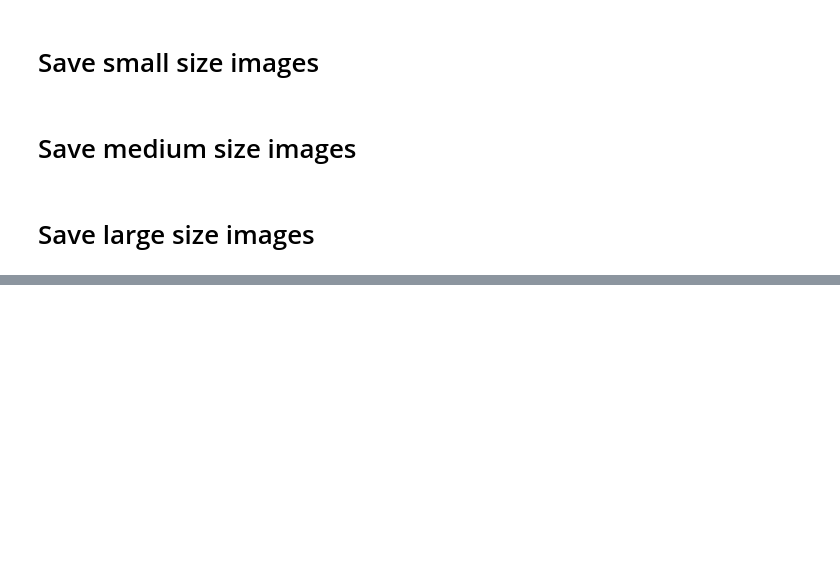
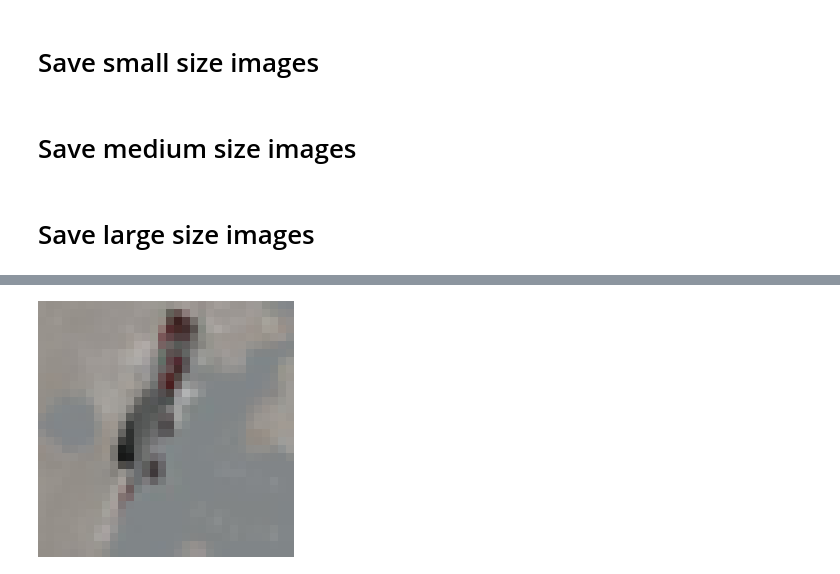
Before and after one commit to justinblaber/test_fast_loading, a Jupyter notebook: create_data.ipynb, the cells around one changed output, grey strips where cells are left out. Cells and saved outputs as stored; diff of their text form; code cells hidden in the pictures; blank space fills up the shorter version.

Commit message:
trying out lmdb

```diff
--- a/create_data.ipynb
+++ b/create_data.ipynb
@@ -89,0 +130,18 @@ for ext in ['png', 'tif', 'jpg', 'raw']:
+# %%
+def read_batch(path_lmdb, keys):
+    env = lmdb.open(path_lmdb.as_posix(), readonly=True)
+
+    # Read all images as a single transaction
+    with env.begin() as txn:
+        imgs = [pickle.loads(txn.get(key.encode('ascii'))) for key in keys]
+
+    # Close environment
+    env.close()
+
+    return imgs
+# %%
+imgs = read_batch(path_data/'medium_size'/'lmdb', ['dive_bomber_s_000004.png'])
+# %%
+imgs[0]
+# %% [output]
+[figure, added]
```
Also changed, not shown: parts of 33 cells of this notebook, 1 other file.
